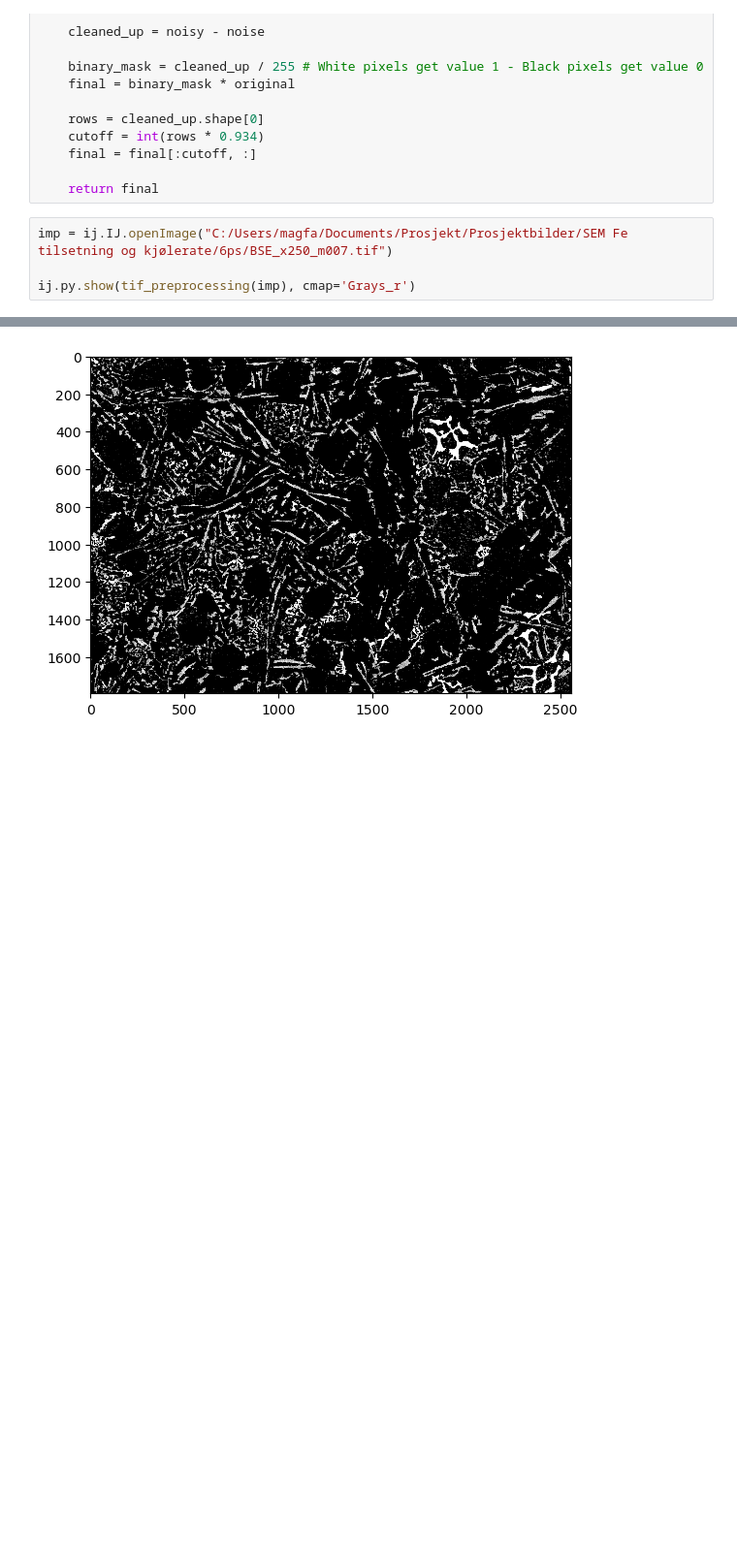
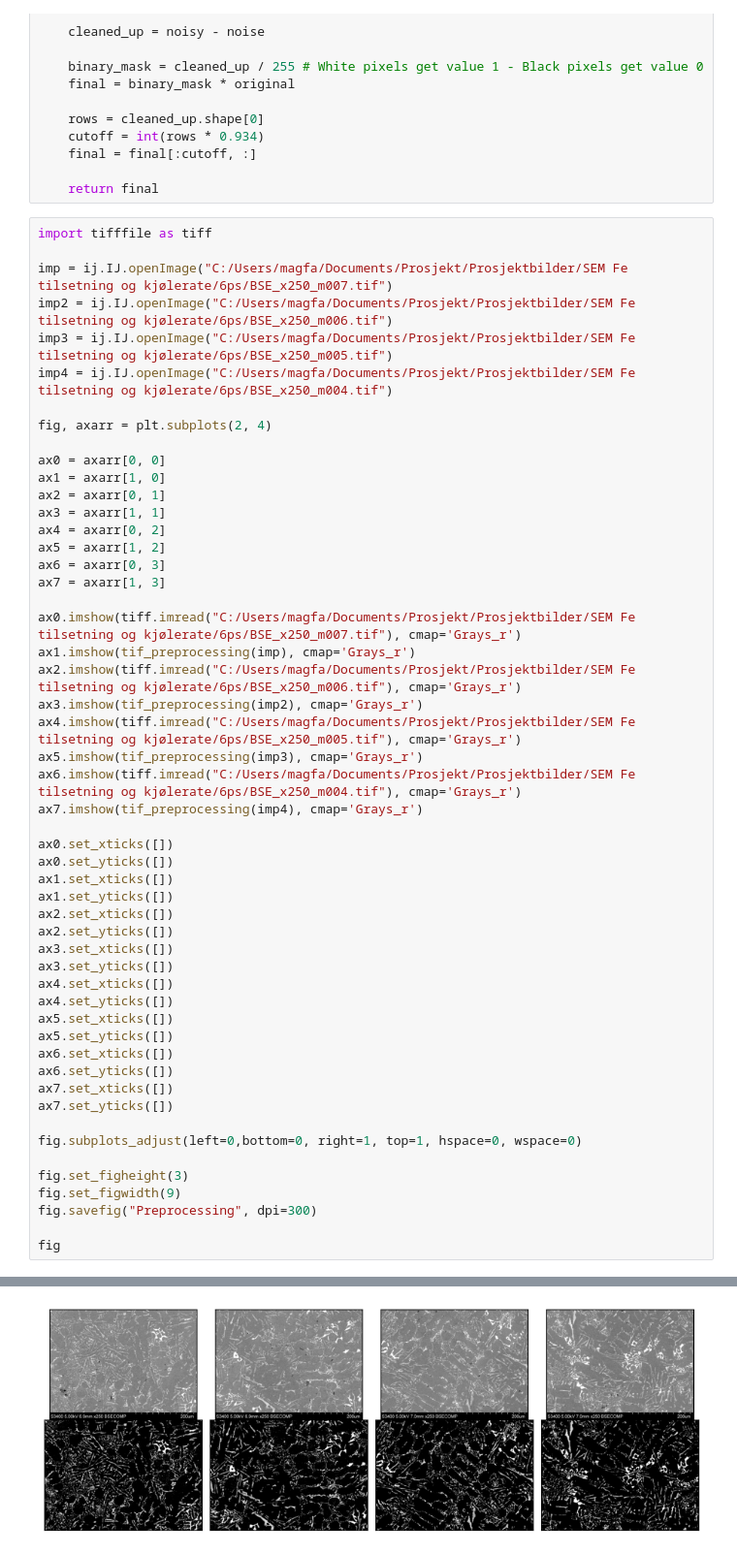
Before and after one commit to MagnuFal/Prosjektoppgave, a Jupyter notebook: AlgorithmicApproach/preprocessing_function.ipynb, the cells around one changed output, grey strips where cells are left out. Shown at 97% size. Saved outputs shown, nothing was run; the diff lists cells and outputs as text; blank space fills up the shorter version.

Commit message:
Plotted a sample of the images

```diff
--- a/AlgorithmicApproach/preprocessing_function.ipynb
+++ b/AlgorithmicApproach/preprocessing_function.ipynb
@@ -40,7 +40,55 @@ def tif_preprocessing(n): #Returns cleaned up image as NumPy array
 
     return final
 # %%
+import tifffile as tiff
+
 imp = ij.IJ.openImage("C:/Users/magfa/Documents/Prosjekt/Prosjektbilder/SEM Fe tilsetning og kjølerate/6ps/BSE_x250_m007.tif")
+imp2 = ij.IJ.openImage("C:/Users/magfa/Documents/Prosjekt/Prosjektbilder/SEM Fe tilsetning og kjølerate/6ps/BSE_x250_m006.tif")
+imp3 = ij.IJ.openImage("C:/Users/magfa/Documents/Prosjekt/Prosjektbilder/SEM Fe tilsetning og kjølerate/6ps/BSE_x250_m005.tif")
+imp4 = ij.IJ.openImage("C:/Users/magfa/Documents/Prosjekt/Prosjektbilder/SEM Fe tilsetning og kjølerate/6ps/BSE_x250_m004.tif")
 
-ij.py.show(tif_preprocessing(imp), cmap='Grays_r')
+fig, axarr = plt.subplots(2, 4)
+
+ax0 = axarr[0, 0]
+ax1 = axarr[1, 0]
+ax2 = axarr[0, 1]
+ax3 = axarr[1, 1]
+ax4 = axarr[0, 2]
+ax5 = axarr[1, 2]
+ax6 = axarr[0, 3]
+ax7 = axarr[1, 3]
+
+ax0.imshow(tiff.imread("C:/Users/magfa/Documents/Prosjekt/Prosjektbilder/SEM Fe tilsetning og kjølerate/6ps/BSE_x250_m007.tif"), cmap='Grays_r')
+ax1.imshow(tif_preprocessing(imp), cmap='Grays_r')
+ax2.imshow(tiff.imread("C:/Users/magfa/Documents/Prosjekt/Prosjektbilder/SEM Fe tilsetning og kjølerate/6ps/BSE_x250_m006.tif"), cmap='Grays_r')
+ax3.imshow(tif_preprocessing(imp2), cmap='Grays_r')
+ax4.imshow(tiff.imread("C:/Users/magfa/Documents/Prosjekt/Prosjektbilder/SEM Fe tilsetning og kjølerate/6ps/BSE_x250_m005.tif"), cmap='Grays_r')
+ax5.imshow(tif_preprocessing(imp3), cmap='Grays_r')
+ax6.imshow(tiff.imread("C:/Users/magfa/Documents/Prosjekt/Prosjektbilder/SEM Fe tilsetning og kjølerate/6ps/BSE_x250_m004.tif"), cmap='Grays_r')
+ax7.imshow(tif_preprocessing(imp4), cmap='Grays_r')
+
+ax0.set_xticks([])
+ax0.set_yticks([])
+ax1.set_xticks([])
+ax1.set_yticks([])
+ax2.set_xticks([])
+ax2.set_yticks([])
+ax3.set_xticks([])
+ax3.set_yticks([])
+ax4.set_xticks([])
+ax4.set_yticks([])
+ax5.set_xticks([])
+ax5.set_yticks([])
+ax6.set_xticks([])
+ax6.set_yticks([])
+ax7.set_xticks([])
+ax7.set_yticks([])
+
+fig.subplots_adjust(left=0,bottom=0, right=1, top=1, hspace=0, wspace=0)
+
+fig.set_figheight(3)
+fig.set_figwidth(9)
+fig.savefig("Preprocessing", dpi=300)
+
+fig
 # %% [output]
@@ -49 +95 @@ Operating in headless mode - the IJ class will not be fully functional.
-[figure, old version]
+[figure, new version]
```
Also changed, not shown: parts of 1 cell of this notebook.
